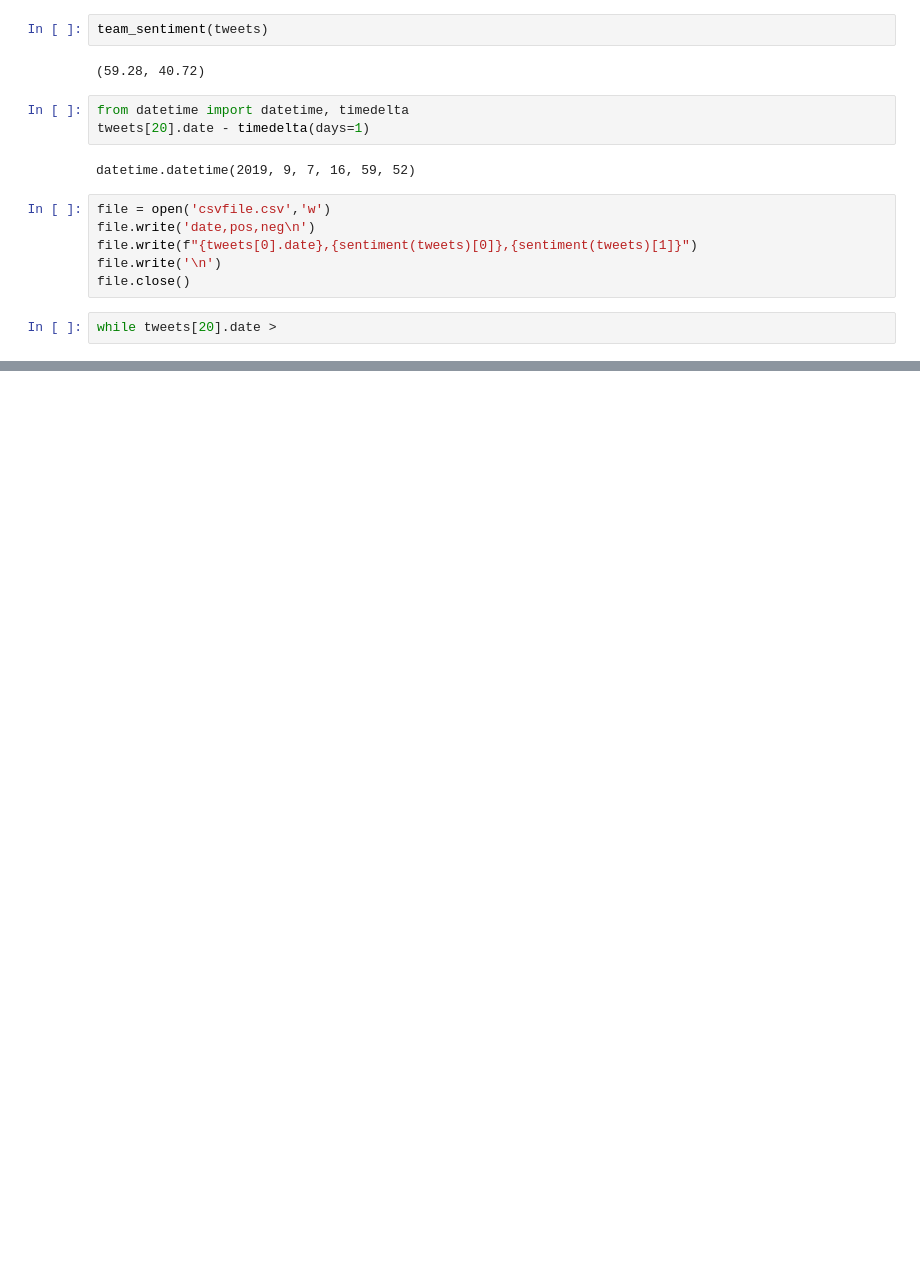
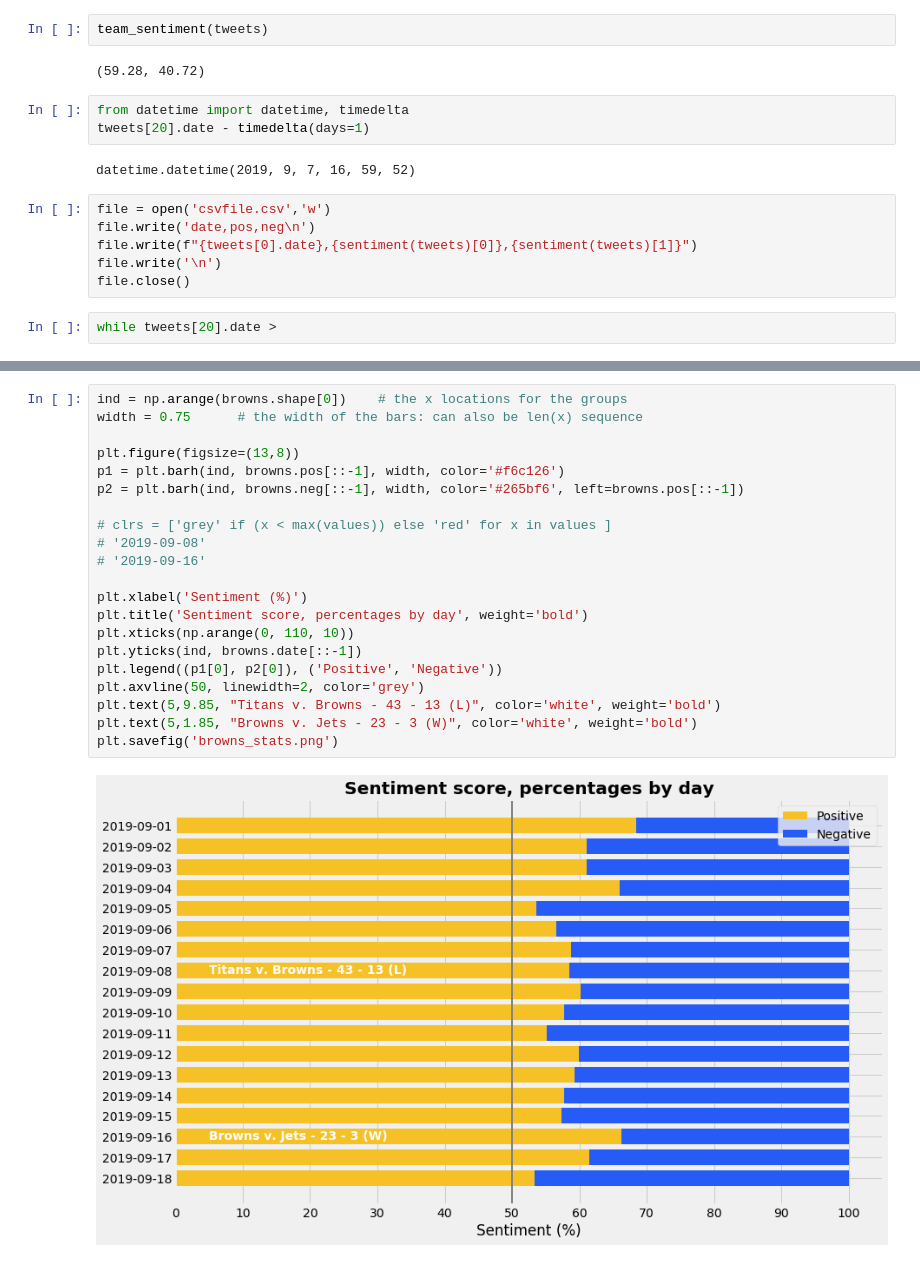
Before and after one commit to jnawjux/nfl_game_sentiment, a Jupyter notebook: process_workbook.ipynb, the cells around one changed output, grey strips where cells are left out. Saved outputs shown, nothing was run; the diff lists cells and outputs as text; blank space fills up the shorter version.

```diff
--- a/process_workbook.ipynb
+++ b/process_workbook.ipynb
@@ -124,0 +144,23 @@ date, team, pos, neg
+# %%
+ind = np.arange(browns.shape[0])    # the x locations for the groups
+width = 0.75      # the width of the bars: can also be len(x) sequence
+
+plt.figure(figsize=(13,8))
+p1 = plt.barh(ind, browns.pos[::-1], width, color='#f6c126')
+p2 = plt.barh(ind, browns.neg[::-1], width, color='#265bf6', left=browns.pos[::-1])
+
+# clrs = ['grey' if (x < max(values)) else 'red' for x in values ]
+# '2019-09-08'
+# '2019-09-16'
+
+plt.xlabel('Sentiment (%)')
+plt.title('Sentiment score, percentages by day', weight='bold')
+plt.xticks(np.arange(0, 110, 10))
+plt.yticks(ind, browns.date[::-1])
+plt.legend((p1[0], p2[0]), ('Positive', 'Negative'))
+plt.axvline(50, linewidth=2, color='grey')
+plt.text(5,9.85, "Titans v. Browns - 43 - 13 (L)", color='white', weight='bold')
+plt.text(5,1.85, "Browns v. Jets - 23 - 3 (W)", color='white', weight='bold')
+plt.savefig('browns_stats.png')
+# %% [output]
+[figure, added]
```
Also changed, not shown: parts of 5 cells of this notebook.
